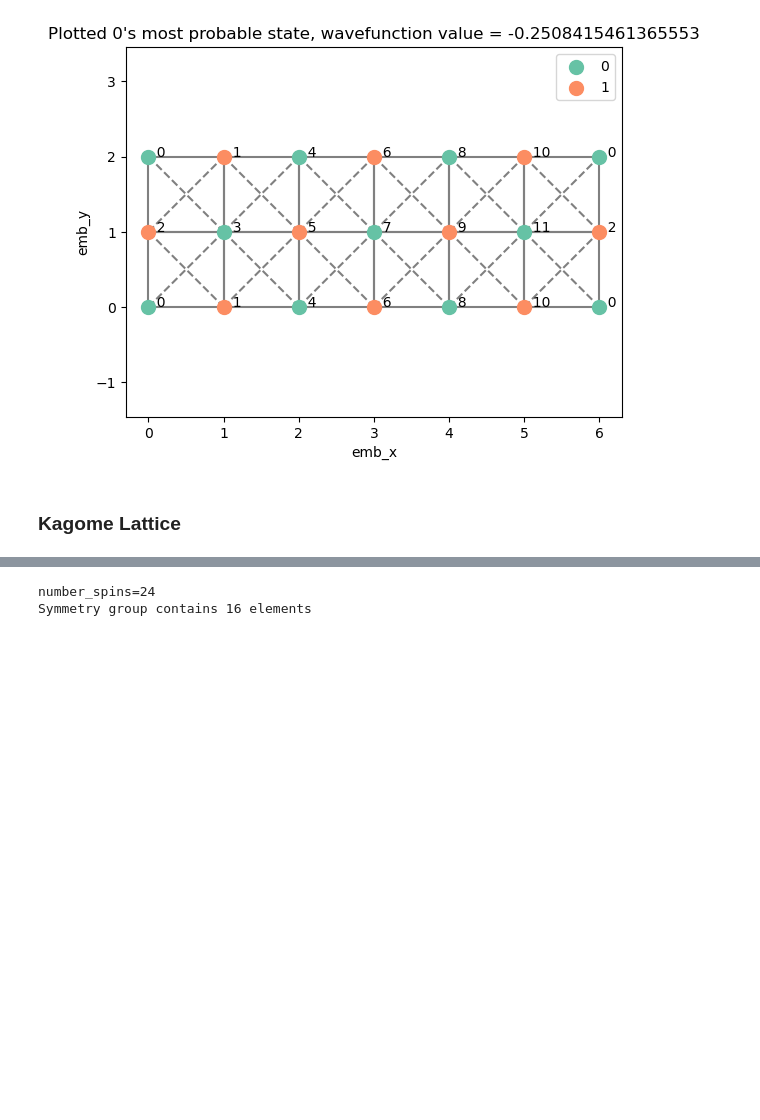
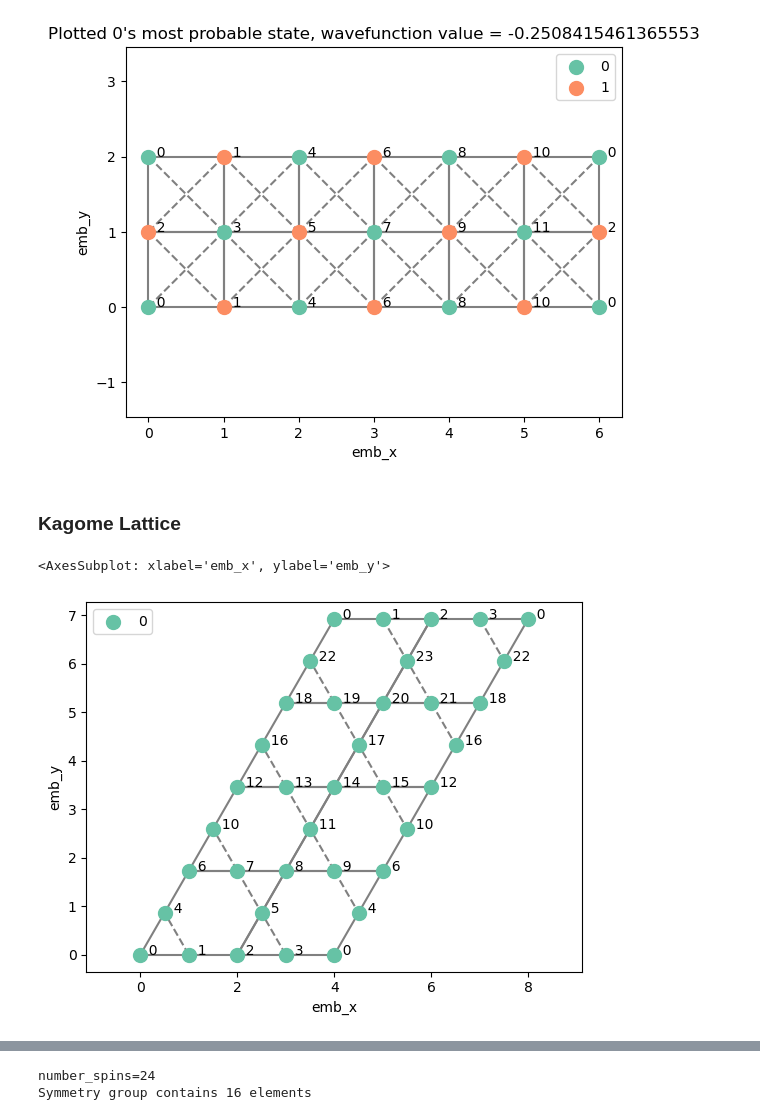
Before and after one commit to ischurov/frustrations-eda, a Jupyter notebook: generate-data.ipynb, the cells around one changed output, grey strips where cells are left out. Cells and saved outputs as stored; diff of their text form; code cells hidden in the pictures; blank space fills up the shorter version.

```diff
--- a/generate-data.ipynb
+++ b/generate-data.ipynb
@@ -280,3 +202,8 @@ Ground state energy is -41.2913023078
 [figure]
 # %% [markdown]
 ### Kagome Lattice
+# %%
+KagomeLattice(width=2, height=4, enumerate_order='x').plot()
+# %% [output]
+<AxesSubplot: xlabel='emb_x', ylabel='emb_y'>
+[figure, added]
```
Also changed, not shown: parts of 11 cells of this notebook, 12 other files.
